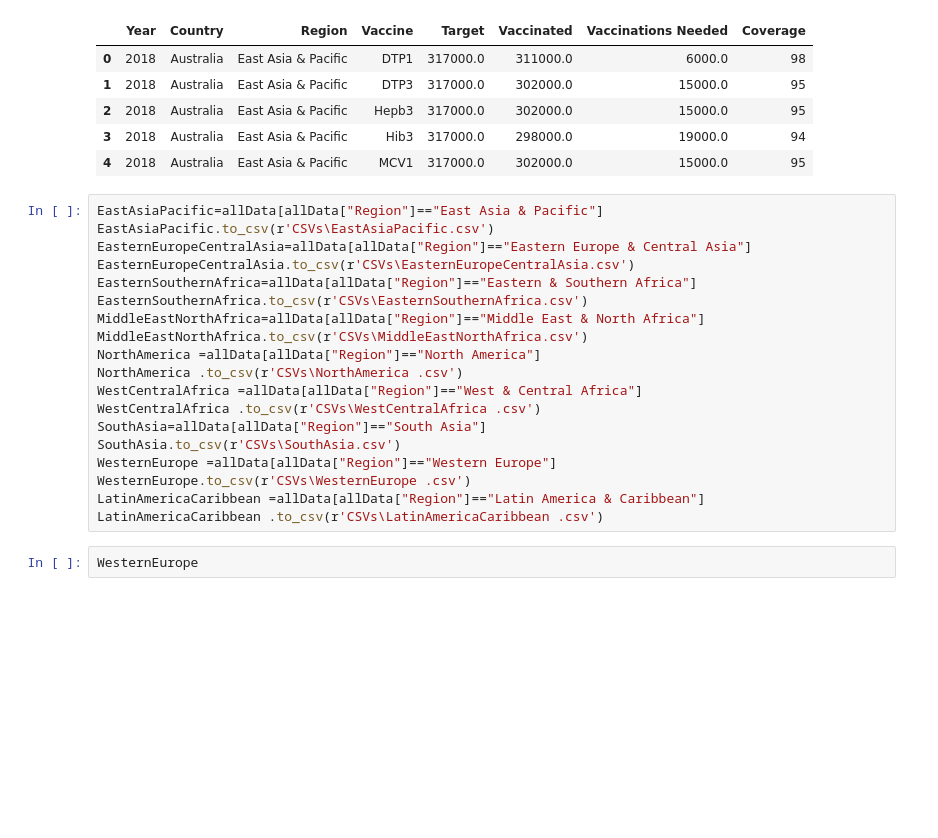
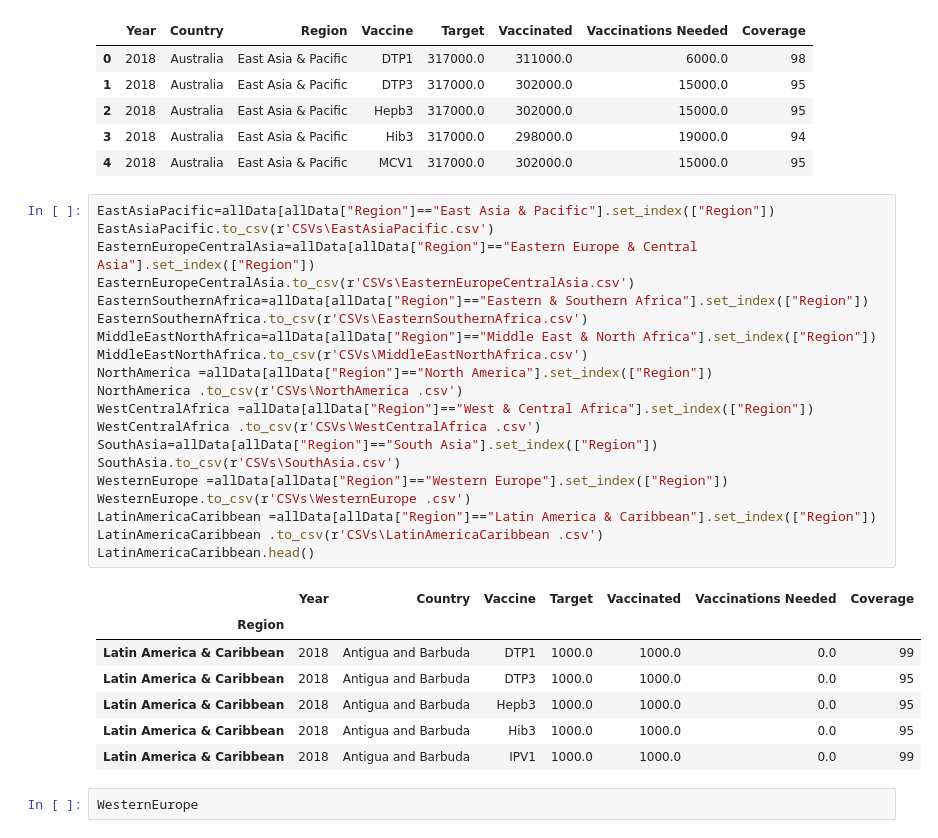
Before and after one commit to JMartinRutgers/JM_UNICEF-Vaccination-Production-Prediction, a Jupyter notebook: DataCleanByRegion.ipynb, the cells around one changed output. Drawn from its saved outputs; the diff is of its cells as text; blank space fills up the shorter version.

Commit message:
region index fix

```diff
--- a/DataCleanByRegion.ipynb
+++ b/DataCleanByRegion.ipynb
@@ -13,24 +13,33 @@ allData.head()
 | 3 | 2018 | Australia | East Asia & Pacific | Hib3 | 317000.0 | 298000.0 | 19000.0 | 94 |
 | 4 | 2018 | Australia | East Asia & Pacific | MCV1 | 317000.0 | 302000.0 | 15000.0 | 95 |
 # %%
-EastAsiaPacific=allData[allData["Region"]=="East Asia & Pacific"]
+EastAsiaPacific=allData[allData["Region"]=="East Asia & Pacific"].set_index(["Region"])
 EastAsiaPacific.to_csv(r'CSVs\EastAsiaPacific.csv')
-EasternEuropeCentralAsia=allData[allData["Region"]=="Eastern Europe & Central Asia"]
+EasternEuropeCentralAsia=allData[allData["Region"]=="Eastern Europe & Central Asia"].set_index(["Region"])
 EasternEuropeCentralAsia.to_csv(r'CSVs\EasternEuropeCentralAsia.csv')
-EasternSouthernAfrica=allData[allData["Region"]=="Eastern & Southern Africa"]
+EasternSouthernAfrica=allData[allData["Region"]=="Eastern & Southern Africa"].set_index(["Region"])
 EasternSouthernAfrica.to_csv(r'CSVs\EasternSouthernAfrica.csv')
-MiddleEastNorthAfrica=allData[allData["Region"]=="Middle East & North Africa"]
+MiddleEastNorthAfrica=allData[allData["Region"]=="Middle East & North Africa"].set_index(["Region"])
 MiddleEastNorthAfrica.to_csv(r'CSVs\MiddleEastNorthAfrica.csv')
-NorthAmerica =allData[allData["Region"]=="North America"]
+NorthAmerica =allData[allData["Region"]=="North America"].set_index(["Region"])
 NorthAmerica .to_csv(r'CSVs\NorthAmerica .csv')
-WestCentralAfrica =allData[allData["Region"]=="West & Central Africa"]
+WestCentralAfrica =allData[allData["Region"]=="West & Central Africa"].set_index(["Region"])
 WestCentralAfrica .to_csv(r'CSVs\WestCentralAfrica .csv')
-SouthAsia=allData[allData["Region"]=="South Asia"]
+SouthAsia=allData[allData["Region"]=="South Asia"].set_index(["Region"])
 SouthAsia.to_csv(r'CSVs\SouthAsia.csv')
-WesternEurope =allData[allData["Region"]=="Western Europe"]
+WesternEurope =allData[allData["Region"]=="Western Europe"].set_index(["Region"])
 WesternEurope.to_csv(r'CSVs\WesternEurope .csv')
-LatinAmericaCaribbean =allData[allData["Region"]=="Latin America & Caribbean"]
+LatinAmericaCaribbean =allData[allData["Region"]=="Latin America & Caribbean"].set_index(["Region"])
 LatinAmericaCaribbean .to_csv(r'CSVs\LatinAmericaCaribbean .csv')
+LatinAmericaCaribbean.head()
+# %% [output]
+|  | Year | Country | Vaccine | Target | Vaccinated | Vaccinations Needed | Coverage |
+| Region |  |  |  |  |  |  |  |
+| Latin America & Caribbean | 2018 | Antigua and Barbuda | DTP1 | 1000.0 | 1000.0 | 0.0 | 99 |
+| Latin America & Caribbean | 2018 | Antigua and Barbuda | DTP3 | 1000.0 | 1000.0 | 0.0 | 95 |
+| Latin America & Caribbean | 2018 | Antigua and Barbuda | Hepb3 | 1000.0 | 1000.0 | 0.0 | 95 |
+| Latin America & Caribbean | 2018 | Antigua and Barbuda | Hib3 | 1000.0 | 1000.0 | 0.0 | 95 |
+| Latin America & Caribbean | 2018 | Antigua and Barbuda | IPV1 | 1000.0 | 1000.0 | 0.0 | 99 |
 # %%
 WesternEurope
 # %% [output]
```
